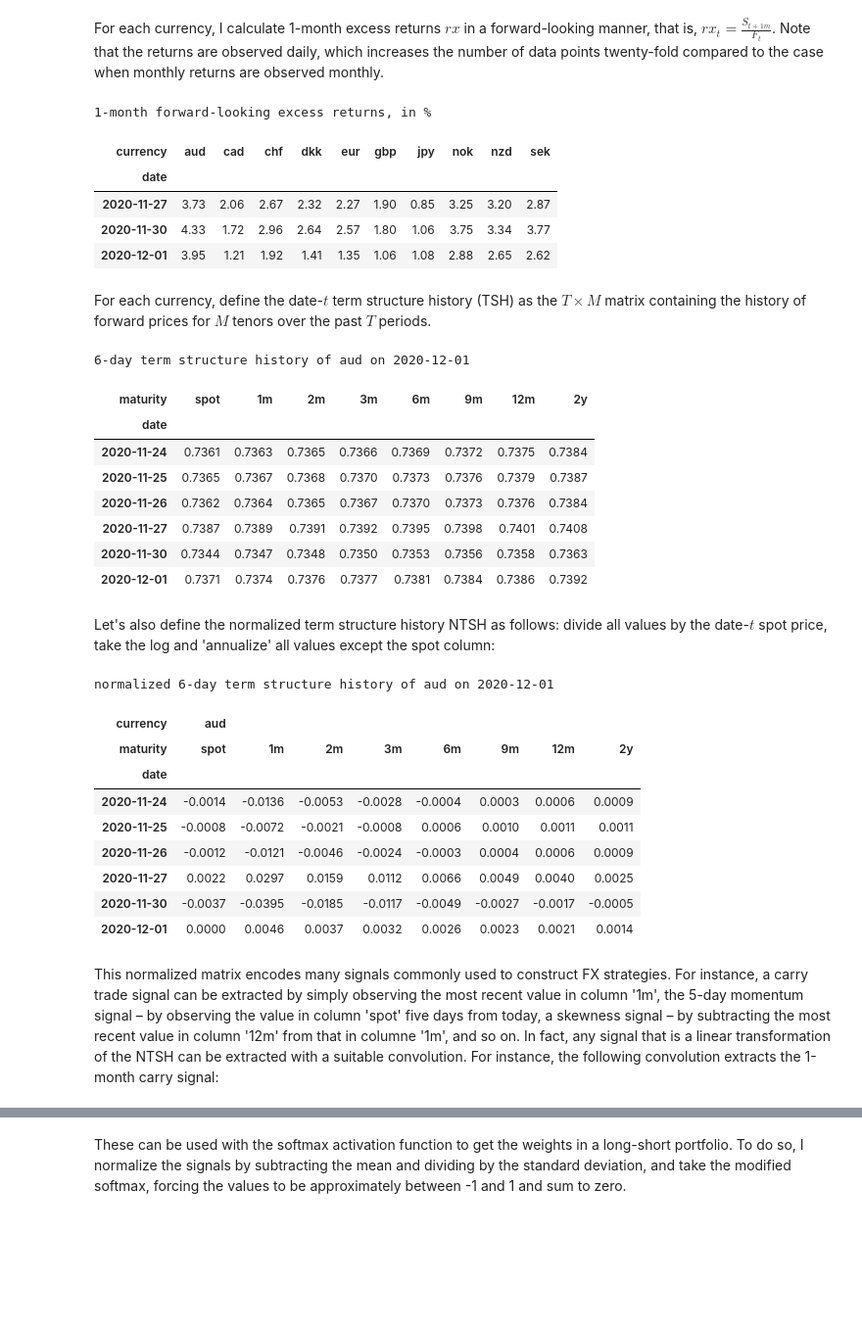
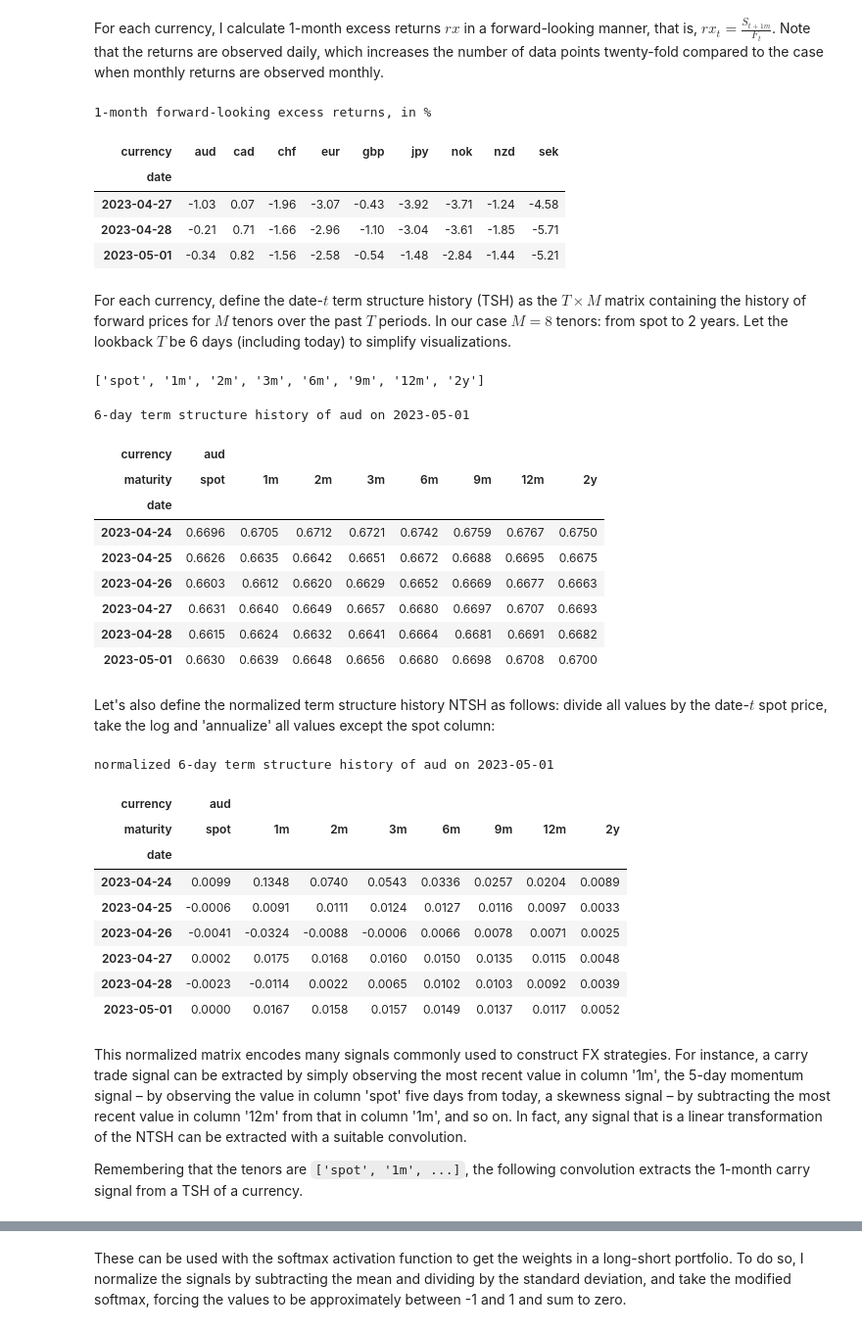
Before and after one commit to ipozdeev/fx-ml-strategies, a Jupyter notebook: demo.ipynb, the cells around one changed output, grey strips where cells are left out. Shown at 98% size. Drawn from its saved outputs; the diff is of its cells as text; code cells hidden in the pictures; blank space fills up the shorter version.

```diff
--- a/demo.ipynb
+++ b/demo.ipynb
@@ -11,9 +13,11 @@ from src.datafeed.downstream import get_fx_data
 # %%
 # helper to print dataframes nicely
-def style_time_series(df, n_tail=6, mult=1.0, precision=2):
+def style_time_series(df, n_tail=6, mult=1.0, precision=2, **kwargs):
     _res = df.tail(n_tail).mul(mult).rename_axis(index="date")
-    _res.index = _res.index.strftime("%Y-%m-%d")
-    _res = _res.style.format(precision=precision)
+    _res = _res.style\
+        .set_properties(**{'width': '50px'})\
+        .format(precision=precision, **kwargs)\
+        .format_index(lambda _x: _x.strftime("%Y-%m-%d"))
     return _res
 # %%
 # load data
@@ -24,37 +28,47 @@ For each currency, I calculate 1-month excess returns $rx$ in a forward-looking
 rx = data["excess_returns"]
 
 print("1-month forward-looking excess returns, in %")
-display(style_time_series(rx.loc[:"2020-12-01"], n_tail=3, mult=100))
+display(style_time_series(rx.loc[:"2023-05-01"], n_tail=3, mult=100))
 # %% [output]
 1-month forward-looking excess returns, in %
-| currency | aud | cad | chf | dkk | eur | gbp | jpy | nok | nzd | sek |
-| date |  |  |  |  |  |  |  |  |  |  |
-| 2020-11-27 | 3.73 | 2.06 | 2.67 | 2.32 | 2.27 | 1.90 | 0.85 | 3.25 | 3.20 | 2.87 |
-| 2020-11-30 | 4.33 | 1.72 | 2.96 | 2.64 | 2.57 | 1.80 | 1.06 | 3.75 | 3.34 | 3.77 |
-| 2020-12-01 | 3.95 | 1.21 | 1.92 | 1.41 | 1.35 | 1.06 | 1.08 | 2.88 | 2.65 | 2.62 |
+| currency | aud | cad | chf | eur | gbp | jpy | nok | nzd | sek |
+| date |  |  |  |  |  |  |  |  |  |
+| 2023-04-27 | -1.03 | 0.07 | -1.96 | -3.07 | -0.43 | -3.92 | -3.71 | -1.24 | -4.58 |
+| 2023-04-28 | -0.21 | 0.71 | -1.66 | -2.96 | -1.10 | -3.04 | -3.61 | -1.85 | -5.71 |
+| 2023-05-01 | -0.34 | 0.82 | -1.56 | -2.58 | -0.54 | -1.48 | -2.84 | -1.44 | -5.21 |
 # %% [markdown]
-For each currency, define the date-$t$ term structure history (TSH) as the $T \times M$ matrix containing the history of forward prices for $M$ tenors over the past $T$ periods.
+For each currency, define the date-$t$ term structure history (TSH) as the $T \times M$ matrix containing the history of forward prices for $M$ tenors over the past $T$ periods. In our case $M=8$ tenors: from spot to 2 years. Let the lookback $T$ be 6 days (including today) to simplify visualizations.
+# %%
+# display term struct history
+tsh = data["term_structure_history"]
+
+lookback = 6  # incl today
+
+tenors = list(tsh.columns.get_level_values("maturity").categories)
+n_tenors = len(tenors)
+
+print(tenors)
+# %% [output]
+['spot', '1m', '2m', '3m', '6m', '9m', '12m', '2y']
 # %%
-# display term struct history
-tsh = data["term_structure_history"]
-
-print("6-day term structure history of aud on 2020-12-01")
+print(f"{lookback}-day term structure history of aud on 2023-05-01")
 display(
     style_time_series(
-        tsh.loc[:"2020-12-01", "aud"],
+        tsh.loc[:"2023-05-01", ["aud"]].tail(lookback),
         precision=4
     ).background_gradient(cmap='Reds')
 )
 # %% [output]
-6-day term structure history of aud on 2020-12-01
+6-day term structure history of aud on 2023-05-01
+| currency | aud |  |  |  |  |  |  |  |
 | maturity | spot | 1m | 2m | 3m | 6m | 9m | 12m | 2y |
 | date |  |  |  |  |  |  |  |  |
-| 2020-11-24 | 0.7361 | 0.7363 | 0.7365 | 0.7366 | 0.7369 | 0.7372 | 0.7375 | 0.7384 |
-| 2020-11-25 | 0.7365 | 0.7367 | 0.7368 | 0.7370 | 0.7373 | 0.7376 | 0.7379 | 0.7387 |
-| 2020-11-26 | 0.7362 | 0.7364 | 0.7365 | 0.7367 | 0.7370 | 0.7373 | 0.7376 | 0.7384 |
-| 2020-11-27 | 0.7387 | 0.7389 | 0.7391 | 0.7392 | 0.7395 | 0.7398 | 0.7401 | 0.7408 |
-| 2020-11-30 | 0.7344 | 0.7347 | 0.7348 | 0.7350 | 0.7353 | 0.7356 | 0.7358 | 0.7363 |
-| 2020-12-01 | 0.7371 | 0.7374 | 0.7376 | 0.7377 | 0.7381 | 0.7384 | 0.7386 | 0.7392 |
+| 2023-04-24 | 0.6696 | 0.6705 | 0.6712 | 0.6721 | 0.6742 | 0.6759 | 0.6767 | 0.6750 |
+| 2023-04-25 | 0.6626 | 0.6635 | 0.6642 | 0.6651 | 0.6672 | 0.6688 | 0.6695 | 0.6675 |
+| 2023-04-26 | 0.6603 | 0.6612 | 0.6620 | 0.6629 | 0.6652 | 0.6669 | 0.6677 | 0.6663 |
+| 2023-04-27 | 0.6631 | 0.6640 | 0.6649 | 0.6657 | 0.6680 | 0.6697 | 0.6707 | 0.6693 |
+| 2023-04-28 | 0.6615 | 0.6624 | 0.6632 | 0.6641 | 0.6664 | 0.6681 | 0.6691 | 0.6682 |
+| 2023-05-01 | 0.6630 | 0.6639 | 0.6648 | 0.6656 | 0.6680 | 0.6698 | 0.6708 | 0.6700 |
 # %% [markdown]
 Let's also define the normalized term structure history NTSH as follows: divide all values by the date-$t$ spot price, take the log and 'annualize' all values except the spot column:
 # %%
@@ -74,25 +88,27 @@ def normalize_term_structure(ts):
         .mul(annualizer, axis=1, level="maturity")
     return _res
 # %%
-print("normalized 6-day term structure history of aud on 2020-12-01")
+print(f"normalized {lookback}-day term structure history of aud on 2023-05-01")
 display(
     style_time_series(
         normalize_term_structure(
-            data["term_structure_history"].loc[:"2020-12-01", ["aud"]].tail(6)
+            data["term_structure_history"].loc[:"2023-05-01", ["aud"]].tail(lookback)
         ),
         precision=4
     ).background_gradient(cmap='Reds')
 )
 # %% [output]
-normalized 6-day term structure history of aud on 2020-12-01
+normalized 6-day term structure history of aud on 2023-05-01
 | currency | aud |  |  |  |  |  |  |  |
 | maturity | spot | 1m | 2m | 3m | 6m | 9m | 12m | 2y |
 | date |  |  |  |  |  |  |  |  |
-| 2020-11-24 | -0.0014 | -0.0136 | -0.0053 | -0.0028 | -0.0004 | 0.0003 | 0.0006 | 0.0009 |
-| 2020-11-25 | -0.0008 | -0.0072 | -0.0021 | -0.0008 | 0.0006 | 0.0010 | 0.0011 | 0.0011 |
-| 2020-11-26 | -0.0012 | -0.0121 | -0.0046 | -0.0024 | -0.0003 | 0.0004 | 0.0006 | 0.0009 |
-| 2020-11-27 | 0.0022 | 0.0297 | 0.0159 | 0.0112 | 0.0066 | 0.0049 | 0.0040 | 0.0025 |
-| 2020-11-30 | -0.0037 | -0.0395 | -0.0185 | -0.0117 | -0.0049 | -0.0027 | -0.0017 | -0.0005 |
-| 2020-12-01 | 0.0000 | 0.0046 | 0.0037 | 0.0032 | 0.0026 | 0.0023 | 0.0021 | 0.0014 |
+| 2023-04-24 | 0.0099 | 0.1348 | 0.0740 | 0.0543 | 0.0336 | 0.0257 | 0.0204 | 0.0089 |
+| 2023-04-25 | -0.0006 | 0.0091 | 0.0111 | 0.0124 | 0.0127 | 0.0116 | 0.0097 | 0.0033 |
+| 2023-04-26 | -0.0041 | -0.0324 | -0.0088 | -0.0006 | 0.0066 | 0.0078 | 0.0071 | 0.0025 |
+| 2023-04-27 | 0.0002 | 0.0175 | 0.0168 | 0.0160 | 0.0150 | 0.0135 | 0.0115 | 0.0048 |
+| 2023-04-28 | -0.0023 | -0.0114 | 0.0022 | 0.0065 | 0.0102 | 0.0103 | 0.0092 | 0.0039 |
+| 2023-05-01 | 0.0000 | 0.0167 | 0.0158 | 0.0157 | 0.0149 | 0.0137 | 0.0117 | 0.0052 |
 # %% [markdown]
-This normalized matrix encodes many signals commonly used to construct FX strategies. For instance, a carry trade signal can be extracted by simply observing the most recent value in column '1m', the 5-day momentum signal &ndash; by observing the value in column 'spot' five days from today, a skewness signal &ndash; by subtracting the most recent value in column '12m' from that in columne '1m', and so on. In fact, any signal that is a linear transformation of the NTSH can be extracted with a suitable convolution. For instance, the following convolution extracts the 1-month carry signal:
+This normalized matrix encodes many signals commonly used to construct FX strategies. For instance, a carry trade signal can be extracted by simply observing the most recent value in column '1m', the 5-day momentum signal &ndash; by observing the value in column 'spot' five days from today, a skewness signal &ndash; by subtracting the most recent value in column '12m' from that in column '1m', and so on. In fact, any signal that is a linear transformation of the NTSH can be extracted with a suitable convolution.
+
+Remembering that the tenors are `['spot', '1m', ...]`, the following convolution extracts the 1-month carry signal from a TSH of a currency.
```
Also changed, not shown: parts of 10 cells of this notebook, 2 other files.
